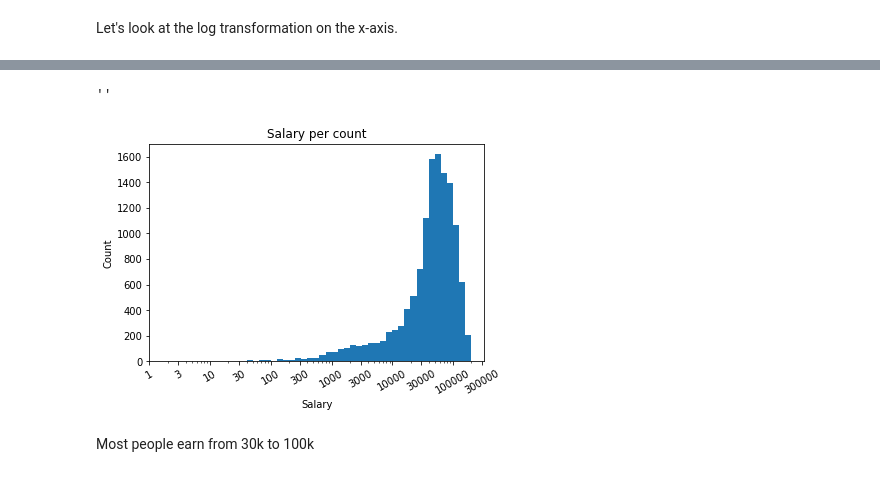
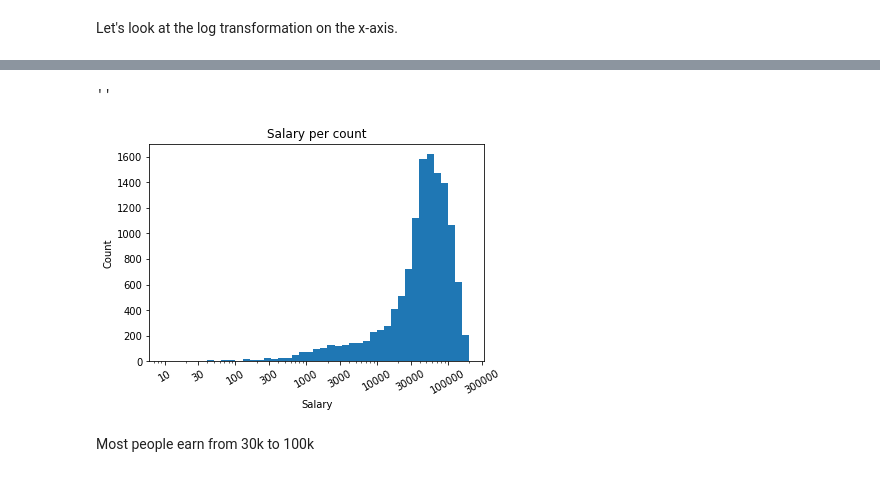
Before and after one commit to tranyuan/Write-A-Data-Science-Blog-Post, a Jupyter notebook: exploratory_analysis_stack_2017.ipynb, the cells around one changed output, grey strips where cells are left out. Saved outputs shown, nothing was run; the diff lists cells and outputs as text; code cells hidden in the pictures.

Commit message:
add description and data

```diff
--- a/exploratory_analysis_stack_2017.ipynb
+++ b/exploratory_analysis_stack_2017.ipynb
@@ -72,16 +89,29 @@ Let's look at the log transformation on the x-axis.
 # %%
-bin_edges = 10 ** np.arange(1, np.log10(df.Salary.max())+0.1, 0.1)
-plt.hist(data = df,x = 'Salary', bins = bin_edges)
-plt.xscale('log')
-tick_locs = [1, 3, 10, 30, 100, 300, 1000, 3000, 10000, 30000, 100000,300000]
-plt.xticks(tick_locs, tick_locs, rotation = 30)
-plt.title('Salary per count')
-plt.xlabel('Salary')
-plt.ylabel('Count');
-;
+def process_log_file(attr):
+    """
+    Take attribute to make the xscale as log
+
+    Arguments:
+    attr: x that you want to take log
+
+    Returns:
+    binedges
+    """
+    bin_edges = 10 ** np.arange(1, np.log10(attr.max())+0.1, 0.1)
+    plt.xscale('log')
+    tick_locs = [1, 3, 10, 30, 100, 300, 1000, 3000, 10000, 30000, 100000,300000]
+    plt.xticks(tick_locs, tick_locs, rotation = 30)
+    return(bin_edges)
-# %% [output]
-''
-[figure, removed]
+# %%
+bin_edges = process_log_file(df.Salary)
+plt.hist(df.Salary, bins = bin_edges)
+plt.title('Salary per count')
+plt.xlabel('Salary')
+plt.ylabel('Count')
+;
+# %% [output]
+''
+[figure, added]
 # %% [markdown]
 Most people earn from 30k to 100k
 # %% [markdown]
```
Also changed, not shown: parts of 6 cells of this notebook, 1 other file.
